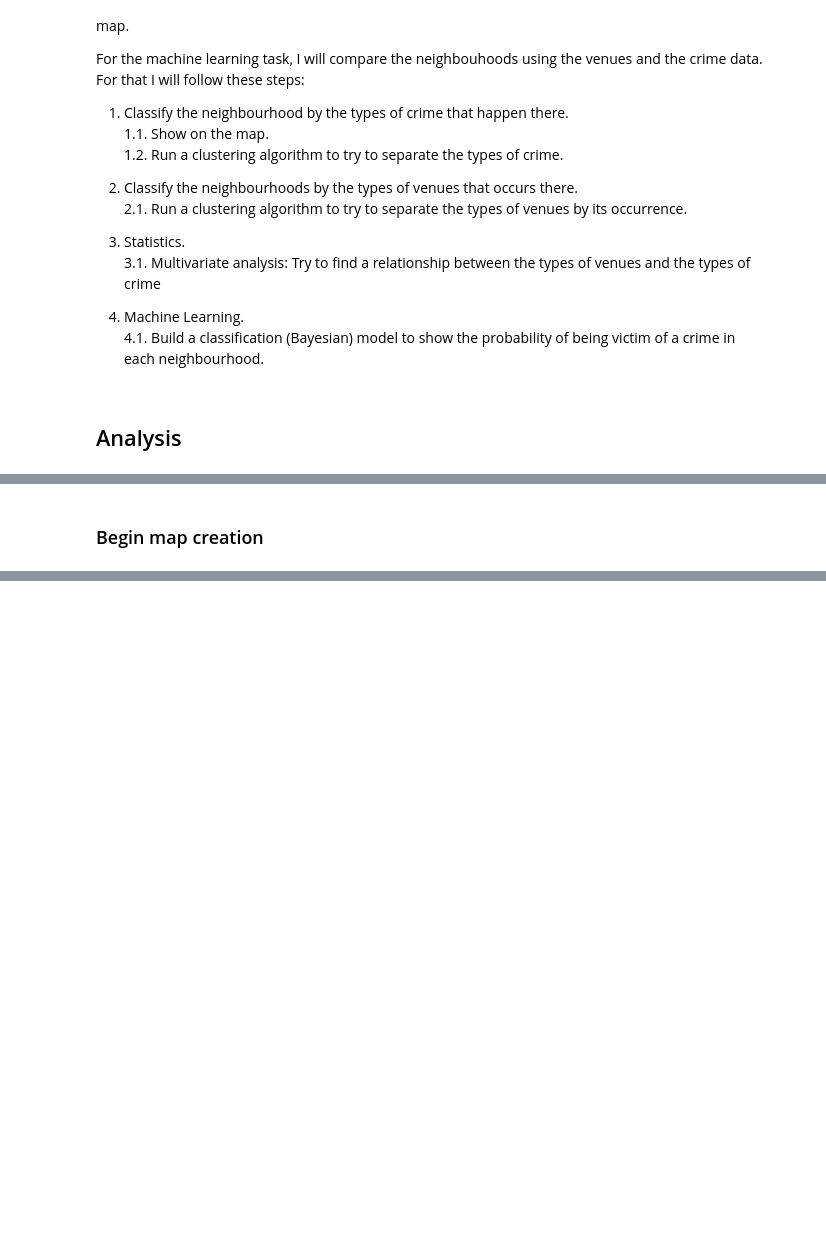
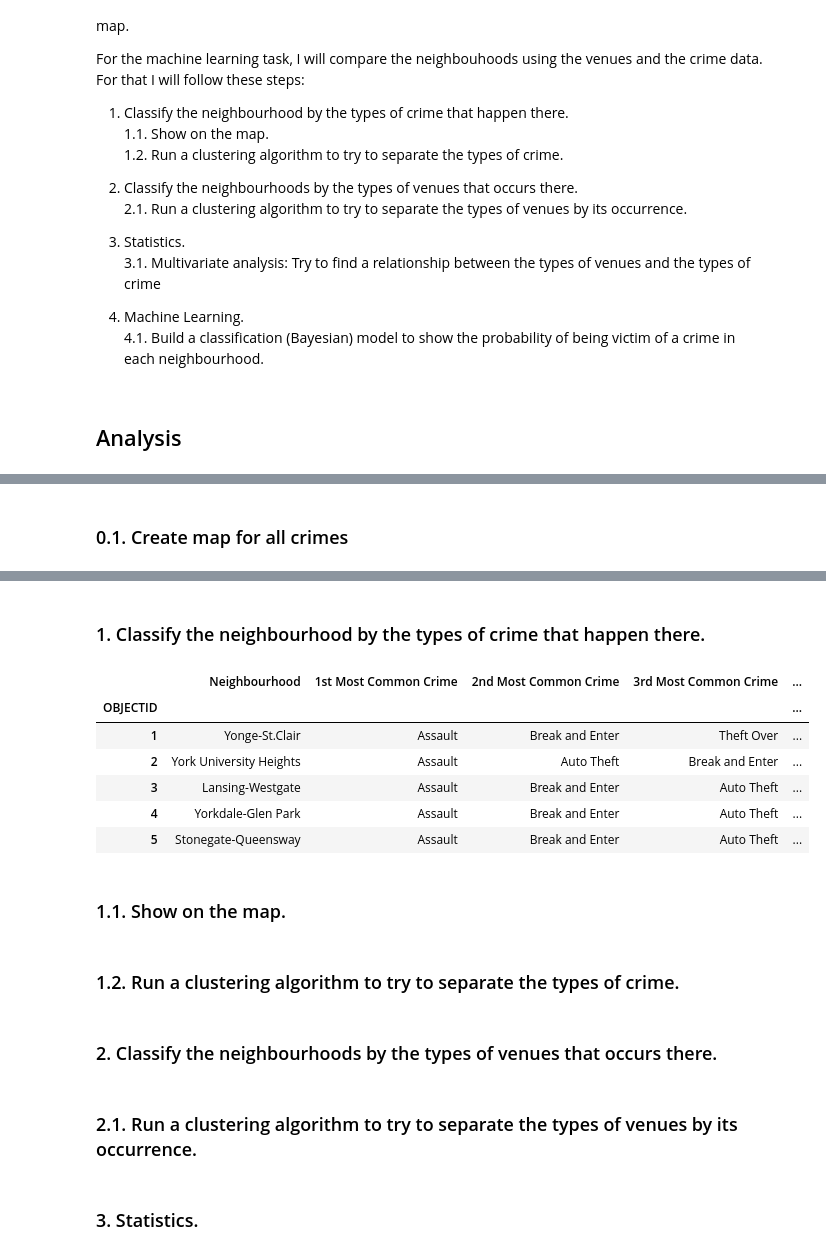
Before and after one commit to marciohssilveira/Coursera_Capstone, a Jupyter notebook: Capstone Project - The Battle of Neighborhoods (Week 1).ipynb, the cells around one changed output, grey strips where cells are left out. Cells and saved outputs as stored; diff of their text form; code cells hidden in the pictures; blank space fills up the shorter version.

Commit message:
Battle Of Neighbourhoods - Week 1

```diff
--- a/Capstone Project - The Battle of Neighborhoods (Week 1).ipynb
+++ b/Capstone Project - The Battle of Neighborhoods (Week 1).ipynb
@@ -72,8 +71,8 @@ t_geodata['crime_rate_avg'] = crime['crime_rate_avg']
 
 # Transform geometry into a new coordinate reference system and append them to the crime dataframe.
 t_geodata['geometry'] = t_geodata['geometry'].to_crs(epsg=4269)
-# %% [markdown]
-### Begin map creation
+# %% [markdown]
+### 0.1. Create map for all crimes
 # %%
 # Read data to json.
 t_geodata_json = json.loads(t_geodata.to_json())
@@ -133,3 +132,60 @@ Loading BokehJS ...
 [interactive output not drawn]
 [interactive output not drawn]
 [interactive output not drawn]
+# %% [markdown]
+### 1. Classify the neighbourhood by the types of crime that happen there.
+# %%
+crime_rate = pd.DataFrame(crime['Neighbourhood']).join(crime.filter(regex='Rate'))
+crime_rate.columns = ['Neighbourhood',
+                      'Assault',
+                      'Auto Theft',
+                      'Break and Enter',
+                      'Homicide',
+                      'Robbery',
+                      'Theft Over']
+# %%
+def return_most_common_crimes(row, num_top_crimes):
+    row_categories = row.iloc[1:]
+    row_categories_sorted = row_categories.sort_values(ascending=False)
+
+    return row_categories_sorted.index.values[0:num_top_crimes]
+
+
+num_top_crimes = 5
+
+indicators = ['st', 'nd', 'rd']
+
+# create columns according to number of top crimes
+columns = ['Neighbourhood']
+for ind in np.arange(num_top_crimes):
+    try:
+        columns.append(f'{ind+1}{indicators[ind]} Most Common Crime')
+    except:
+        columns.append(f'{ind+1}th Most Common Crime')
+
+# create a new dataframe
+neighborhoods_crimes_sorted = pd.DataFrame(columns=columns)
+neighborhoods_crimes_sorted['Neighbourhood'] = crime_rate['Neighbourhood']
+
+for ind in np.arange(crime_rate.shape[0]):
+    neighborhoods_crimes_sorted.iloc[ind, 1:] = return_most_common_crimes(crime_rate.iloc[ind, :], num_top_crimes)
+
+neighborhoods_crimes_sorted.head()
+# %% [output]
+|  | Neighbourhood | 1st Most Common Crime | 2nd Most Common Crime | 3rd Most Common Crime | ... |
+| OBJECTID |  |  |  |  | ... |
+| 1 | Yonge-St.Clair | Assault | Break and Enter | Theft Over | ... |
+| 2 | York University Heights | Assault | Auto Theft | Break and Enter | ... |
+| 3 | Lansing-Westgate | Assault | Break and Enter | Auto Theft | ... |
+| 4 | Yorkdale-Glen Park | Assault | Break and Enter | Auto Theft | ... |
+| 5 | Stonegate-Queensway | Assault | Break and Enter | Auto Theft | ... |
+# %% [markdown]
+### 1.1. Show on the map.
+# %% [markdown]
+### 1.2. Run a clustering algorithm to try to separate the types of crime.
+# %% [markdown]
+### 2. Classify the neighbourhoods by the types of venues that occurs there.
+# %% [markdown]
+### 2.1. Run a clustering algorithm to try to separate the types of venues by its occurrence.
+# %% [markdown]
+### 3. Statistics.
```
Also changed, not shown: parts of 6 cells of this notebook.
